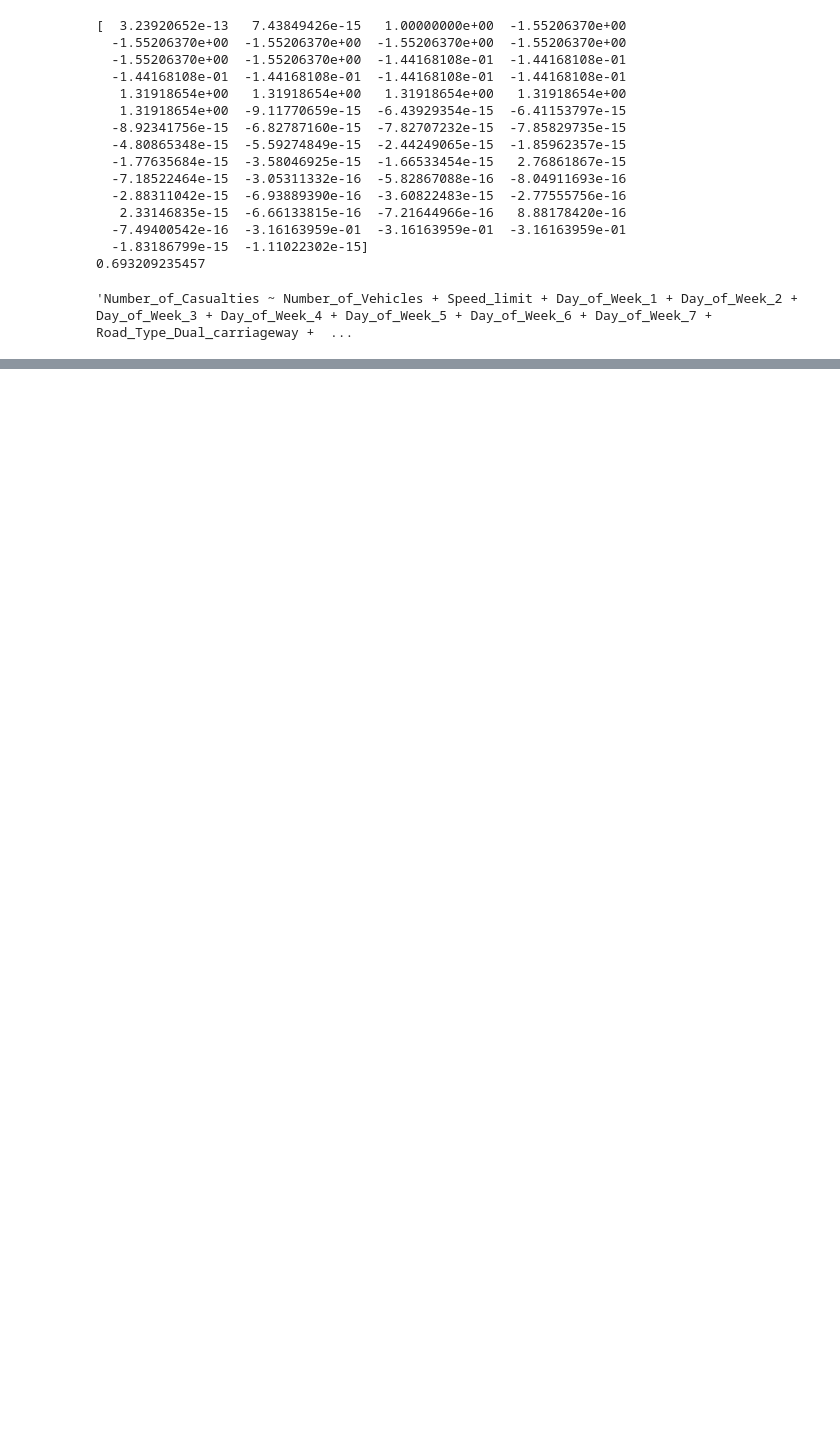
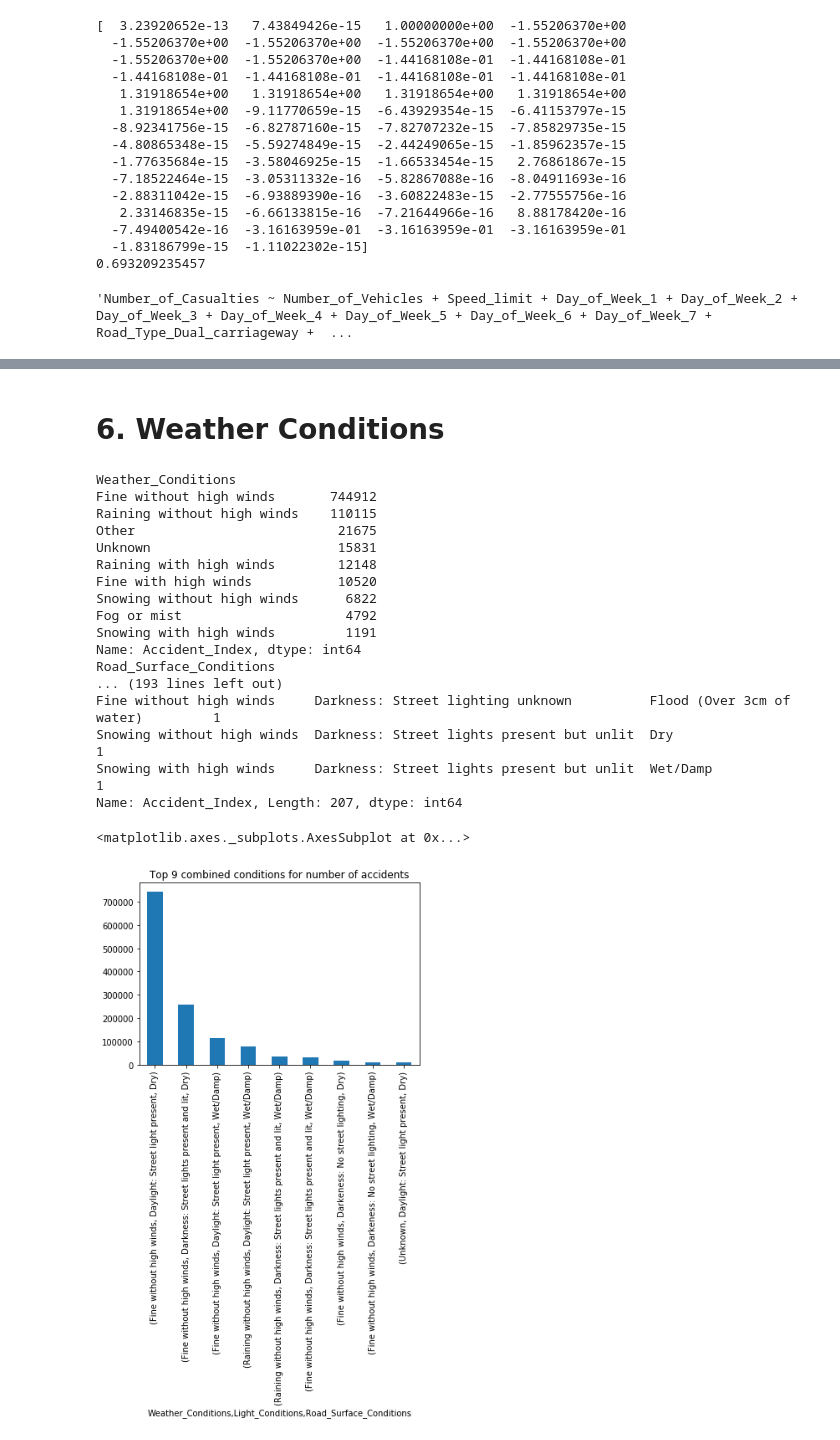
Before and after one commit to wouterleeftink/travel-madness, a Jupyter notebook: src/Travel madness.ipynb, the cells around one changed output, grey strips where cells are left out. Drawn from its saved outputs; the diff is of its cells as text; code cells hidden in the pictures; blank space fills up the shorter version.

```diff
--- a/src/Travel madness.ipynb
+++ b/src/Travel madness.ipynb
@@ -417,0 +550,65 @@ OLS Regression Results
+# %% [markdown]
+# 6. Weather Conditions
+# %%
+import pandas as pd
+
+fiveseven = pd.read_csv('accidents_2005_to_2007.csv')
+nineeleven = pd.read_csv('accidents_2009_to_2011.csv')
+twelvefourteen = pd.read_csv('accidents_2012_to_2014.csv')
+
+frames = [fiveseven, nineeleven, twelvefourteen]
+accidents = pd.concat(frames)
+
+weather_conditions = accidents.groupby('Weather_Conditions')['Accident_Index'].nunique().sort_values(ascending = False)
+surface_conditions = accidents.groupby('Road_Surface_Conditions')['Accident_Index'].nunique().sort_values(ascending = False)
+light_conditions = accidents.groupby('Light_Conditions')['Accident_Index'].nunique().sort_values(ascending = False)
+
+weather_light_conditions = accidents.groupby(['Weather_Conditions', 'Light_Conditions'])['Accident_Index'].nunique().sort_values(ascending = False)
+top_9_weather_light_conditions = weather_light_conditions.head(9)
+weather_surface_conditions = accidents.groupby(['Weather_Conditions', 'Road_Surface_Conditions'])['Accident_Index'].nunique().sort_values(ascending = False)
+top_9_weather_surface_conditions = weather_surface_conditions.head(9)
+surface_light_conditions = accidents.groupby(['Road_Surface_Conditions', 'Light_Conditions'])['Accident_Index'].nunique().sort_values(ascending = False)
+top_9_surface_light_conditions = surface_light_conditions.head(9)
+
+all_conditions = accidents.groupby(['Weather_Conditions', 'Light_Conditions', 'Road_Surface_Conditions'])['Accident_Index'].nunique().sort_values(ascending = False)
+top_9_all_conditions = all_conditions.head(9)
+
+print(weather_conditions)
+print(surface_conditions)
+print(light_conditions)
+
+print(weather_light_conditions)
+print(weather_surface_conditions)
+print(surface_light_conditions)
+
+print(all_conditions)
+
+weather_conditions.plot('bar', title = 'Number of accidents per weather condition')
+surface_conditions.plot('bar', title = 'Number of accidents per road surface condition')
+light_conditions.plot('bar', title = 'Number of accidents per light condition')
+
+top_9_weather_light_conditions.plot('bar', title = 'Top 9 weather + light conditions for number of accidents')
+top_9_weather_surface_conditions.plot('bar', title = 'Top 9 weather + surface conditions for number of accidents')
+top_9_surface_light_conditions.plot('bar', title = 'Top 9 surface +light conditions for number of accidents')
+
+top_9_all_conditions.plot('bar', title = 'Top 9 combined conditions for number of accidents')
+# %% [output]
+Weather_Conditions
+Fine without high winds       744912
+Raining without high winds    110115
+Other                          21675
+Unknown                        15831
+Raining with high winds        12148
+Fine with high winds           10520
+Snowing without high winds      6822
+Fog or mist                     4792
+Snowing with high winds         1191
+Name: Accident_Index, dtype: int64
+Road_Surface_Conditions
+... (193 lines left out)
+Fine without high winds     Darkness: Street lighting unknown          Flood (Over 3cm of water)         1
+Snowing without high winds  Darkness: Street lights present but unlit  Dry                               1
+Snowing with high winds     Darkness: Street lights present but unlit  Wet/Damp                          1
+Name: Accident_Index, Length: 207, dtype: int64
+<matplotlib.axes._subplots.AxesSubplot at 0x...>
+[figure, added]
```
Also changed, not shown: parts of 5 cells of this notebook.
